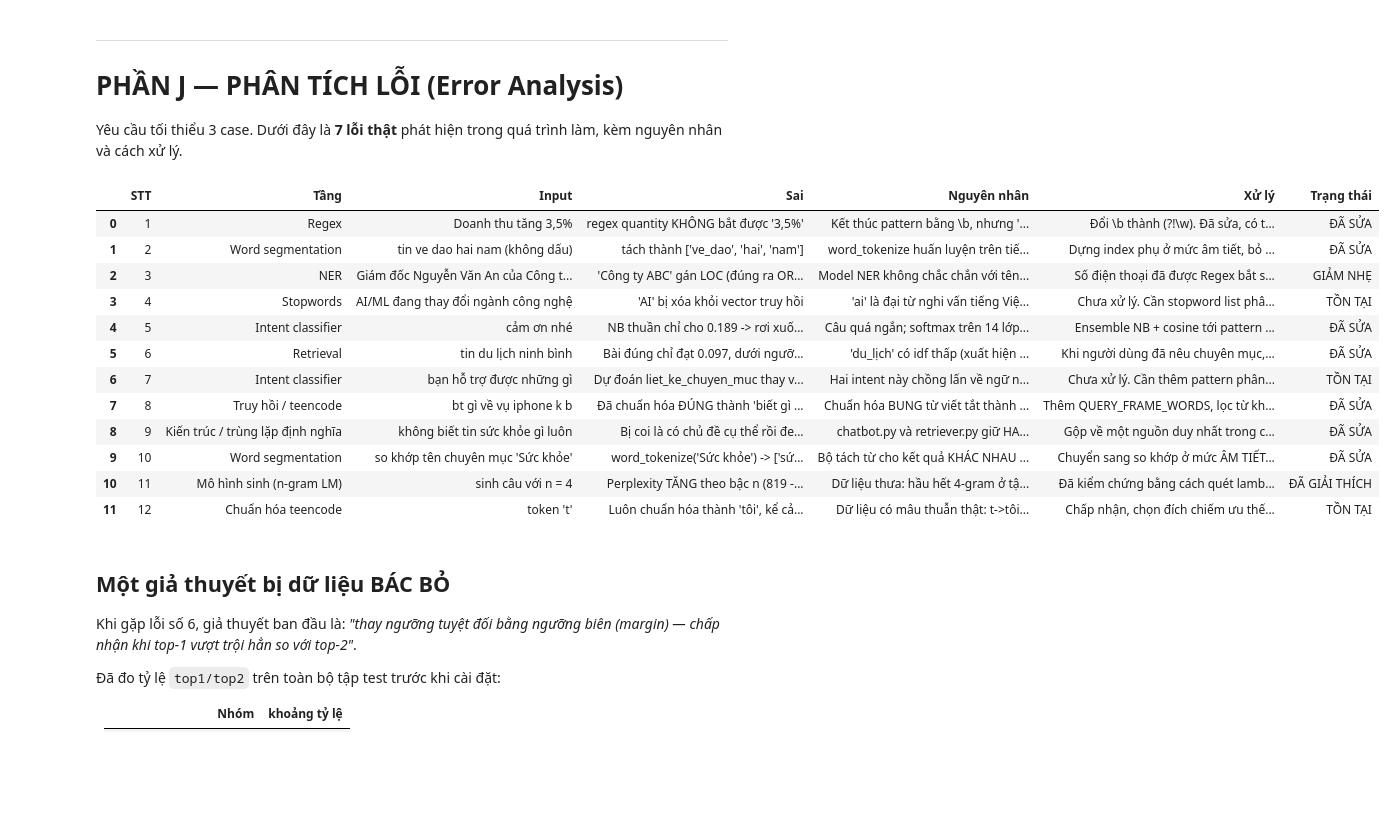
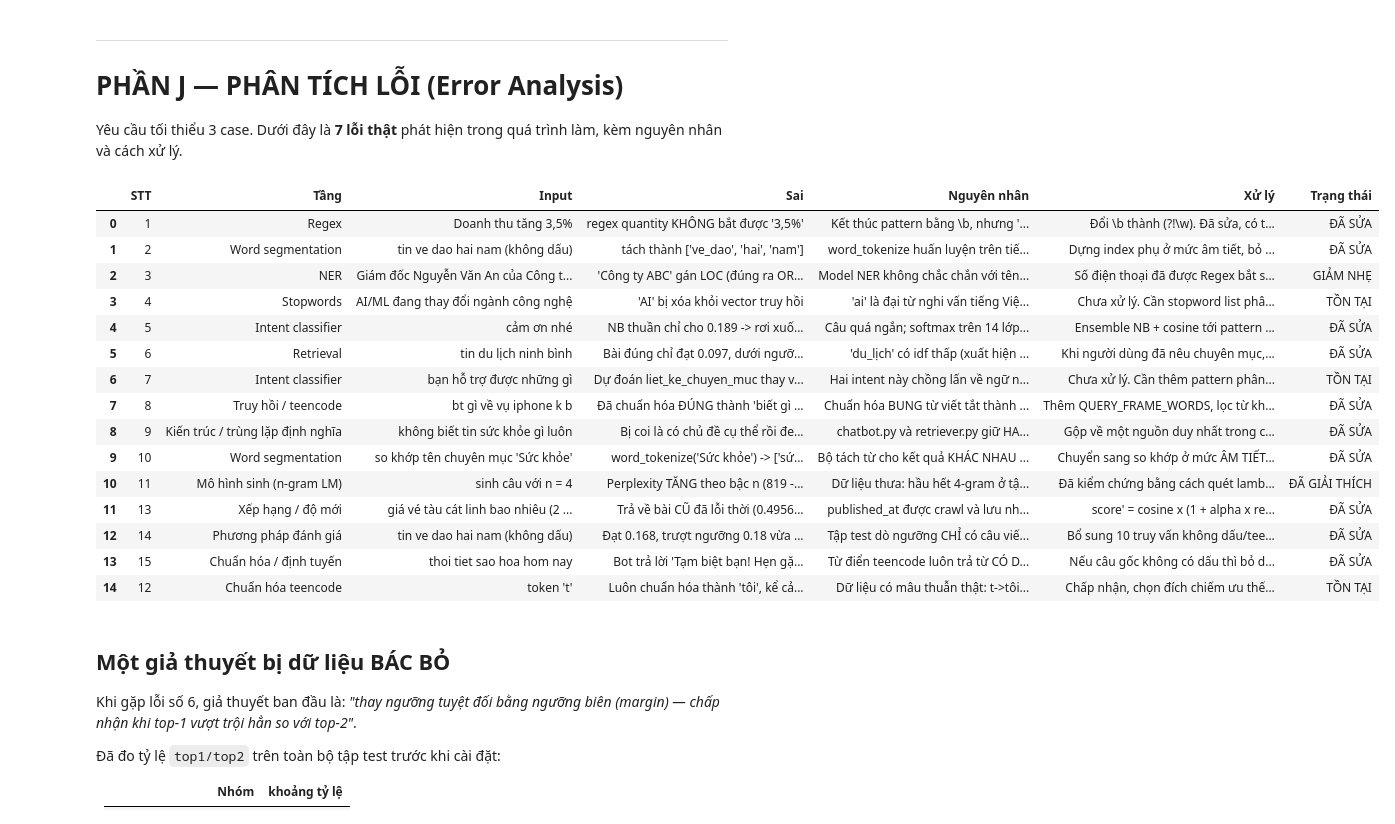
Before and after one commit to jessiicamaru/nlp-chat-bot, a Jupyter notebook: notebooks/FinalProject_Chatbot_23IT036.ipynb, the cells around one changed output. Saved outputs shown, nothing was run; the diff lists cells and outputs as text; code cells hidden in the pictures; blank space fills up the shorter version.

```diff
--- a/notebooks/FinalProject_Chatbot_23IT036.ipynb
+++ b/notebooks/FinalProject_Chatbot_23IT036.ipynb
@@ -808,0 +873,8 @@ Bot > Có gì cần thì cứ hỏi mình nhé!
+# %%
+print("TF-IDF thuần — cùng một ý định, 4 cách hỏi:")
+for q in ["giá vé tàu cát linh bao nhiêu", "vé tàu cát linh có tăng giá không",
+          "tàu cát linh 15.000 đồng", "hoãn tăng giá vé tàu"]:
+    res = [x for x in r_off.search(q, top_k=5, min_score=0.0) if "example.test" in x.url]
+    if res:
+        nhan = "SAI (tin cũ)" if "ngay-1" in res[0].url else "ĐÚNG (tin mới)"
+        print(f"  {nhan:<16} <- {q!r}")
@@ -808,0 +1012,4 @@ Bot > Có gì cần thì cứ hỏi mình nhé!
+# %%
+bot_d = build_default_bot()
+r = bot_d.respond("tin về đảo hải nam")
+print(r.text[:420])
@@ -1180,34 +1427,64 @@ error_analysis = pd.DataFrame([
         "Input": "sinh câu với n = 4",
         "Sai": "Perplexity TĂNG theo bậc n (819 -> 1.951 -> 5.911), ngược trực giác",
         "Nguyên nhân": "Dữ liệu thưa: hầu hết 4-gram ở tập test chưa từng thấy nên thành phần bậc cao = 0, công thức nội suy nhân thêm (1-lambda) ở MỖI lần lùi bậc -> phạt 0,09 lần",
         "Xử lý": "Đã kiểm chứng bằng cách quét lambda: hạ 0,9 -> 0,3 làm perplexity n=4 giảm 54 lần. Kết luận: với dữ liệu này bigram là điểm dừng; muốn n cao hơn phải đổi sang Kneser-Ney",
         "Trạng thái": "ĐÃ GIẢI THÍCH",
     },
     {
+        "STT": 13,
+        "Tầng": "Xếp hạng / độ mới",
+        "Input": "giá vé tàu cát linh bao nhiêu (2 bài mâu thuẫn, cách nhau 9 ngày)",
+        "Sai": "Trả về bài CŨ đã lỗi thời (0.4956) thay vì bài mới đúng (0.4098), kèm dẫn nguồn thật",
+        "Nguyên nhân": "published_at được crawl và lưu nhưng KHÔNG dùng khi xếp hạng. TF-IDF chỉ đo trùng lặp từ ngữ; tiêu đề bài cũ chứa đúng từ trong câu hỏi",
+        "Xử lý": "score' = cosine x (1 + alpha x recency), dò được alpha=0.6 / nửa chu kỳ 7 ngày. Nhân chứ không cộng để bài không liên quan vẫn ở 0",
+        "Trạng thái": "ĐÃ SỬA",
+    },
+    {
+        "STT": 14,
+        "Tầng": "Phương pháp đánh giá",
+        "Input": "tin ve dao hai nam (không dấu)",
+        "Sai": "Đạt 0.168, trượt ngưỡng 0.18 vừa dò được, dù trước đó vẫn trả lời tốt",
+        "Nguyên nhân": "Tập test dò ngưỡng CHỈ có câu viết chuẩn có dấu, trong khi bot đã hỗ trợ cả không dấu và teencode -> ngưỡng được dò trên phân bố sai",
+        "Xử lý": "Bổ sung 10 truy vấn không dấu/teencode + 4 câu ngoài phạm vi, làm mịn lưới quét quanh vùng ranh giới, dò lại: 0.155",
+        "Trạng thái": "ĐÃ SỬA",
+    },
+    {
+        "STT": 15,
+        "Tầng": "Chuẩn hóa / định tuyến",
+        "Input": "thoi tiet sao hoa hom nay",
+        "Sai": "Bot trả lời 'Tạm biệt bạn! Hẹn gặp lại' cho một câu hỏi về thời tiết",
+        "Nguyên nhân": "Từ điển teencode luôn trả từ CÓ DẤU. Sửa 'thoi'->'thôi' làm cả câu bỗng 'có dấu' -> định tuyến sang index có dấu, nơi 5 token còn lại đều OOV -> cả câu bị phán đoán dựa trên đúng một từ ('thôi' thuộc pattern 'thôi nhé')",
+        "Xử lý": "Nếu câu gốc không có dấu thì bỏ dấu lại sau chuẩn hóa, giữ nguyên hệ quy chiếu dấu người dùng đang gõ",
+        "Trạng thái": "ĐÃ SỬA",
+    },
+    {
         "STT": 12,
         "Tầng": "Chuẩn hóa teencode",
         "Input": "token 't'",
         "Sai": "Luôn chuẩn hóa thành 'tôi', kể cả khi câu vốn nói 'tao'",
         "Nguyên nhân": "Dữ liệu có mâu thuẫn thật: t->tôi (889 lần) vs t->tao (132 lần). Chuẩn hóa ở mức từ đơn lẻ, không xét ngữ cảnh",
         "Xử lý": "Chấp nhận, chọn đích chiếm ưu thế. Muốn đúng phải dùng mô hình seq2seq có ngữ cảnh - ngoài phạm vi đồ án",
         "Trạng thái": "TỒN TẠI",
     },
 ])
 error_analysis
 # %% [output]
 |  | STT | Tầng | Input | Sai | Nguyên nhân | Xử lý | Trạng thái |
 | 0 | 1 | Regex | Doanh thu tăng 3,5% | regex quantity KHÔNG bắt được '3,5%' | Kết thúc pattern bằng \b, nhưng '... | Đổi \b thành (?!\w). Đã sửa, có t... | ĐÃ SỬA |
 | 1 | 2 | Word segmentation | tin ve dao hai nam (không dấu) | tách thành ['ve_dao', 'hai', 'nam'] | word_tokenize huấn luyện trên tiế... | Dựng index phụ ở mức âm tiết, bỏ ... | ĐÃ SỬA |
 | 2 | 3 | NER | Giám đốc Nguyễn Văn An của Công t... | 'Công ty ABC' gán LOC (đúng ra OR... | Model NER không chắc chắn với tên... | Số điện thoại đã được Regex bắt s... | GIẢM NHẸ |
 | 3 | 4 | Stopwords | AI/ML đang thay đổi ngành công nghệ | 'AI' bị xóa khỏi vector truy hồi | 'ai' là đại từ nghi vấn tiếng Việ... | Chưa xử lý. Cần stopword list phâ... | TỒN TẠI |
 | 4 | 5 | Intent classifier | cảm ơn nhé | NB thuần chỉ cho 0.189 -> rơi xuố... | Câu quá ngắn; softmax trên 14 lớp... | Ensemble NB + cosine tới pattern ... | ĐÃ SỬA |
 | 5 | 6 | Retrieval | tin du lịch ninh bình | Bài đúng chỉ đạt 0.097, dưới ngưỡ... | 'du_lịch' có idf thấp (xuất hiện ... | Khi người dùng đã nêu chuyên mục,... | ĐÃ SỬA |
 | 6 | 7 | Intent classifier | bạn hỗ trợ được những gì | Dự đoán liet_ke_chuyen_muc thay v... | Hai intent này chồng lấn về ngữ n... | Chưa xử lý. Cần thêm pattern phân... | TỒN TẠI |
 | 7 | 8 | Truy hồi / teencode | bt gì về vụ iphone k b | Đã chuẩn hóa ĐÚNG thành 'biết gì ... | Chuẩn hóa BUNG từ viết tắt thành ... | Thêm QUERY_FRAME_WORDS, lọc từ kh... | ĐÃ SỬA |
 | 8 | 9 | Kiến trúc / trùng lặp định nghĩa | không biết tin sức khỏe gì luôn | Bị coi là có chủ đề cụ thể rồi đe... | chatbot.py và retriever.py giữ HA... | Gộp về một nguồn duy nhất trong c... | ĐÃ SỬA |
 | 9 | 10 | Word segmentation | so khớp tên chuyên mục 'Sức khỏe' | word_tokenize('Sức khỏe') -> ['sứ... | Bộ tách từ cho kết quả KHÁC NHAU ... | Chuyển sang so khớp ở mức ÂM TIẾT... | ĐÃ SỬA |
 | 10 | 11 | Mô hình sinh (n-gram LM) | sinh câu với n = 4 | Perplexity TĂNG theo bậc n (819 -... | Dữ liệu thưa: hầu hết 4-gram ở tậ... | Đã kiểm chứng bằng cách quét lamb... | ĐÃ GIẢI THÍCH |
-| 11 | 12 | Chuẩn hóa teencode | token 't' | Luôn chuẩn hóa thành 'tôi', kể cả... | Dữ liệu có mâu thuẫn thật: t->tôi... | Chấp nhận, chọn đích chiếm ưu thế... | TỒN TẠI |
+| 11 | 13 | Xếp hạng / độ mới | giá vé tàu cát linh bao nhiêu (2 ... | Trả về bài CŨ đã lỗi thời (0.4956... | published_at được crawl và lưu nh... | score' = cosine x (1 + alpha x re... | ĐÃ SỬA |
+| 12 | 14 | Phương pháp đánh giá | tin ve dao hai nam (không dấu) | Đạt 0.168, trượt ngưỡng 0.18 vừa ... | Tập test dò ngưỡng CHỈ có câu viế... | Bổ sung 10 truy vấn không dấu/tee... | ĐÃ SỬA |
+| 13 | 15 | Chuẩn hóa / định tuyến | thoi tiet sao hoa hom nay | Bot trả lời 'Tạm biệt bạn! Hẹn gặ... | Từ điển teencode luôn trả từ CÓ D... | Nếu câu gốc không có dấu thì bỏ d... | ĐÃ SỬA |
+| 14 | 12 | Chuẩn hóa teencode | token 't' | Luôn chuẩn hóa thành 'tôi', kể cả... | Dữ liệu có mâu thuẫn thật: t->tôi... | Chấp nhận, chọn đích chiếm ưu thế... | TỒN TẠI |
 # %% [markdown]
 ## Một giả thuyết bị dữ liệu BÁC BỎ
 
```
Also changed, not shown: parts of 22 cells of this notebook, 4 other files.
